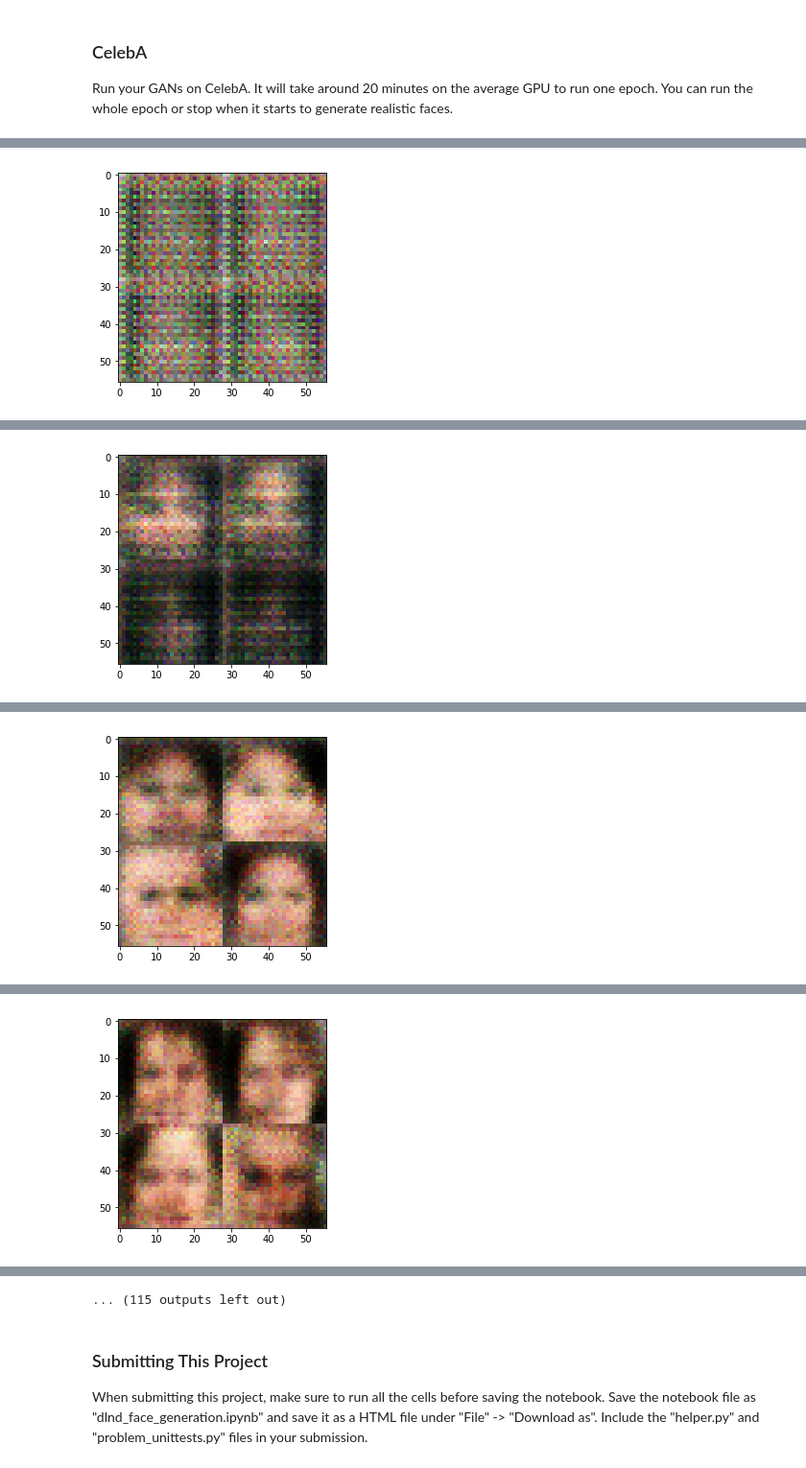
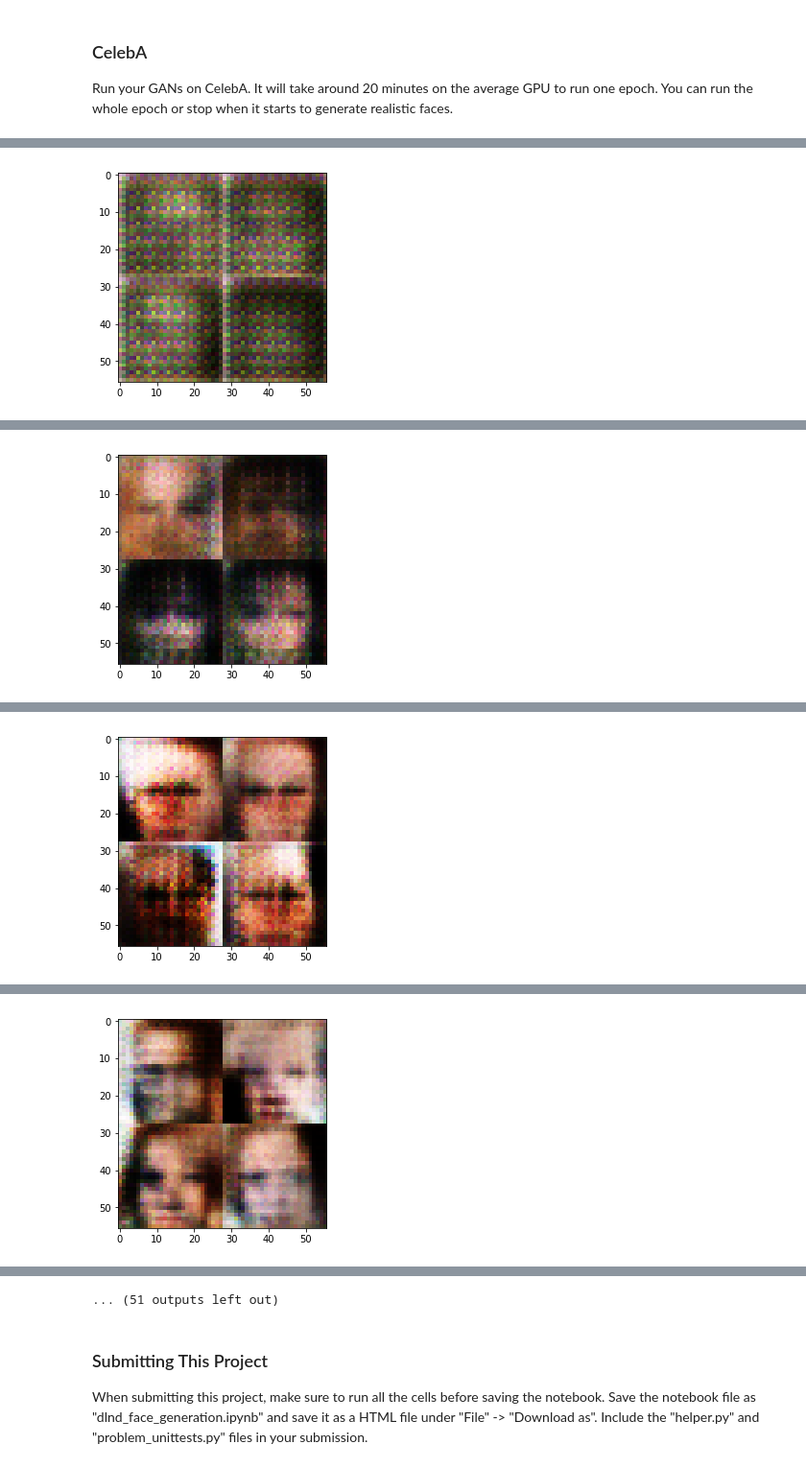
Before and after one commit to eduDorus/udacity_dl_project_5, a Jupyter notebook: dlnd_face_generation.ipynb, the cells around one changed output, grey strips where cells are left out. Shown at 96% size. Saved outputs shown, nothing was run; the diff lists cells and outputs as text; code cells hidden in the pictures.

Commit message:
Update Hyperparameters, Label smoothing

```diff
--- a/dlnd_face_generation.ipynb
+++ b/dlnd_face_generation.ipynb
@@ -153,21 +153,21 @@ def discriminator(images, reuse=False):
                                  strides=2,
                                  padding='same',
                                  kernel_initializer=tf.contrib.layers.xavier_initializer_conv2d(uniform=True, seed=None, dtype=tf.float32))
-        relu1 = tf.maximum(0.2 * conv1, conv1)
+        relu1 = tf.maximum(0.1 * conv1, conv1)
 
         conv2 = tf.layers.conv2d(relu1, 128, 5,
                                  strides=2,
                                  padding='same',
                                  kernel_initializer=tf.contrib.layers.xavier_initializer_conv2d(uniform=True, seed=None, dtype=tf.float32))
         bn2 = tf.layers.batch_normalization(conv2, training=True)
-        relu2 = tf.maximum(0.2 * bn2, bn2)
+        relu2 = tf.maximum(0.1 * bn2, bn2)
 
         conv3 = tf.layers.conv2d(relu2, 256, 5,
                                  strides=2,
                                  padding='same',
                                  kernel_initializer=tf.contrib.layers.xavier_initializer_conv2d(uniform=True, seed=None, dtype=tf.float32))
         bn3 = tf.layers.batch_normalization(conv3, training=True)
-        relu3 = tf.maximum(0.2 * bn3, bn3)
+        relu3 = tf.maximum(0.1 * bn3, bn3)
 
         flat = tf.reshape(relu3, (-1, 4*4*256))
         dropout = tf.nn.dropout(flat,0.3)
@@ -251,7 +251,7 @@ def model_loss(input_real, input_z, out_channel_dim):
     d_model_real, d_logits_real = discriminator(input_real)
     d_model_fake, d_logits_fake = discriminator(g_model, reuse=True)
 
-    d_loss_real = tf.reduce_mean(tf.nn.sigmoid_cross_entropy_with_logits(logits=d_logits_real, labels=tf.ones_like(d_model_real) * np.random.uniform(0.7, 1.2)))
+    d_loss_real = tf.reduce_mean(tf.nn.sigmoid_cross_entropy_with_logits(logits=d_logits_real, labels=tf.ones_like(d_model_real) * 0.9))
     d_loss_fake = tf.reduce_mean(tf.nn.sigmoid_cross_entropy_with_logits(logits=d_logits_fake, labels=tf.ones_like(d_model_fake) * np.random.uniform(0.0, 0.3)))
 
     g_loss = tf.reduce_mean(tf.nn.sigmoid_cross_entropy_with_logits(logits=d_logits_fake, labels=tf.ones_like(d_model_fake)))
@@ -469,10 +469,10 @@ Epoch 1/2... Discriminator Loss: 1.3182... Generator Loss: 0.6953
 ### CelebA
 Run your GANs on CelebA.  It will take around 20 minutes on the average GPU to run one epoch.  You can run the whole epoch or stop when it starts to generate realistic faces.
 # %%
-batch_size = 32
+batch_size = 64
 z_dim = 100
-learning_rate = 0.0001
-beta1 = 0.1
+learning_rate = 0.0005
+beta1 = 0.5
 
 
 """
@@ -498 +498 @@ Epoch 1/1... Discriminator Loss: -1.2070... Generator Loss: 0.0618
-[figure, old version]
+[figure, new version]
@@ -509 +509 @@ Epoch 1/1... Discriminator Loss: -1.1589... Generator Loss: 3.6158
-[figure, old version]
+[figure, new version]
@@ -520 +520 @@ Epoch 1/1... Discriminator Loss: 0.1213... Generator Loss: 4.8270
-[figure, old version]
+[figure, new version]
@@ -531 +531 @@ Epoch 1/1... Discriminator Loss: 0.3866... Generator Loss: 0.1891
-[figure, old version]
+[figure, new version]
@@ -554,4 +554,4 @@ Epoch 1/1... Discriminator Loss: -0.0043... Generator Loss: 0.5205
-... (115 outputs left out)
+... (51 outputs left out)
 # %% [markdown]
 ### Submitting This Project
 When submitting this project, make sure to run all the cells before saving the notebook. Save the notebook file as "dlnd_face_generation.ipynb" and save it as a HTML file under "File" -> "Download as". Include the "helper.py" and "problem_unittests.py" files in your submission.
```
Also changed, not shown: parts of 2 cells of this notebook, 1 other file.
